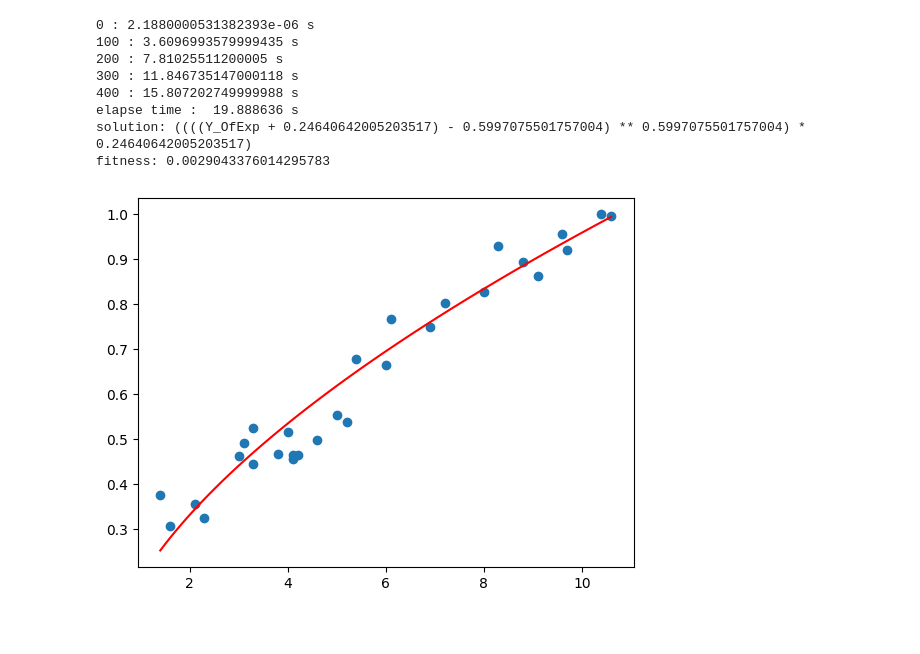
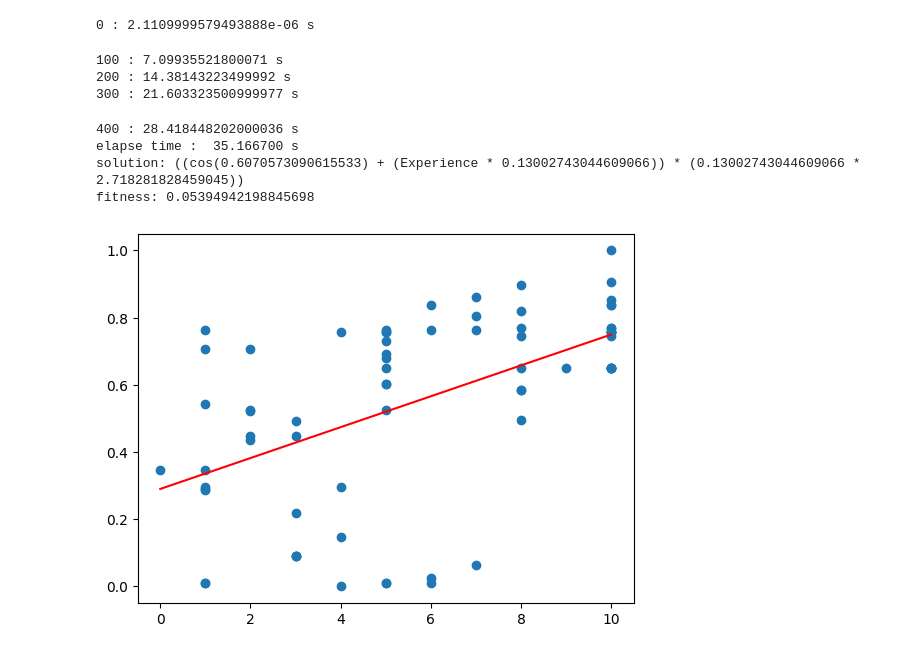
Before and after one commit to PetarP02/RIProjekat, a Jupyter notebook: Test.ipynb, the cells around one changed output. Cells and saved outputs as stored; diff of their text form; code cells hidden in the pictures.

```diff
--- a/Test.ipynb
+++ b/Test.ipynb
@@ -40,29 +21,34 @@ for i in range(1, len(var)):
+# %%
+varEmployee = [['Experience', 'Salary']]
+for i in range(len(dataEmployee)):
+    varEmployee.append([dataEmployee['  Experience'][i], dataEmployee['Salary'][i]])
 # %%
-genP = GenProg(test=var, variables=var[0][:-1], populationSize=100, treeDepth=4, elitism=3, mutationChance=0.2, epochs=500, error=1e-3)
-_ = genP.findSolution()
+genP = GenProg(test=varEmployee, variables=varEmployee[0][:-1], populationSize=100,
+               treeDepth=4, elitism=2, mutationChance=0.2, epochs=500, error=1e-3)
+genEvEmpl = genP.findSolution()
 # %% [output]
-0 : 2.1880000531382393e-06 s
-100 : 3.6096993579999435 s
-200 : 7.81025511200005 s
-300 : 11.846735147000118 s
-400 : 15.807202749999988 s
-elapse time :  19.888636 s
-solution: ((((Y_OfExp + 0.24640642005203517) - 0.5997075501757004) ** 0.5997075501757004) * 0.24640642005203517)
-fitness: 0.0029043376014295783
+0 : 2.1109999579493888e-06 s
+100 : 7.09935521800071 s
+200 : 14.38143223499992 s
+300 : 21.603323500999977 s
+400 : 28.418448202000036 s
+elapse time :  35.166700 s
+solution: ((cos(0.6070573090615533) + (Experience * 0.13002743044609066)) * (0.13002743044609066 * 2.718281828459045))
+fitness: 0.05394942198845698
 # %%
-varX = [v[0] for v in var[1:]]
-varY = [v[1] for v in var[1:]]
+varX = [v[0] for v in varEmployee[1:]]
+varY = [v[1] for v in varEmployee[1:]]
 
-axisX = [['Y_OfExp']]
+axisX = [['Experience']]
 for n in np.linspace(min(varX), max(varX), 100):
     axisX.append([n])
 
 bestGeneValues = [n[-1] for n in genP.bestFit.gene.valueCalcVar(axisX)[1:]]
 
 
 plt.scatter(varX, varY)
 plt.plot(axisX[1:], bestGeneValues, c = 'red')
 
 plt.show()
 # %% [output]
-[figure, old version]
+[figure, new version]
```
Also changed, not shown: parts of 9 cells of this notebook, 4 other files.
